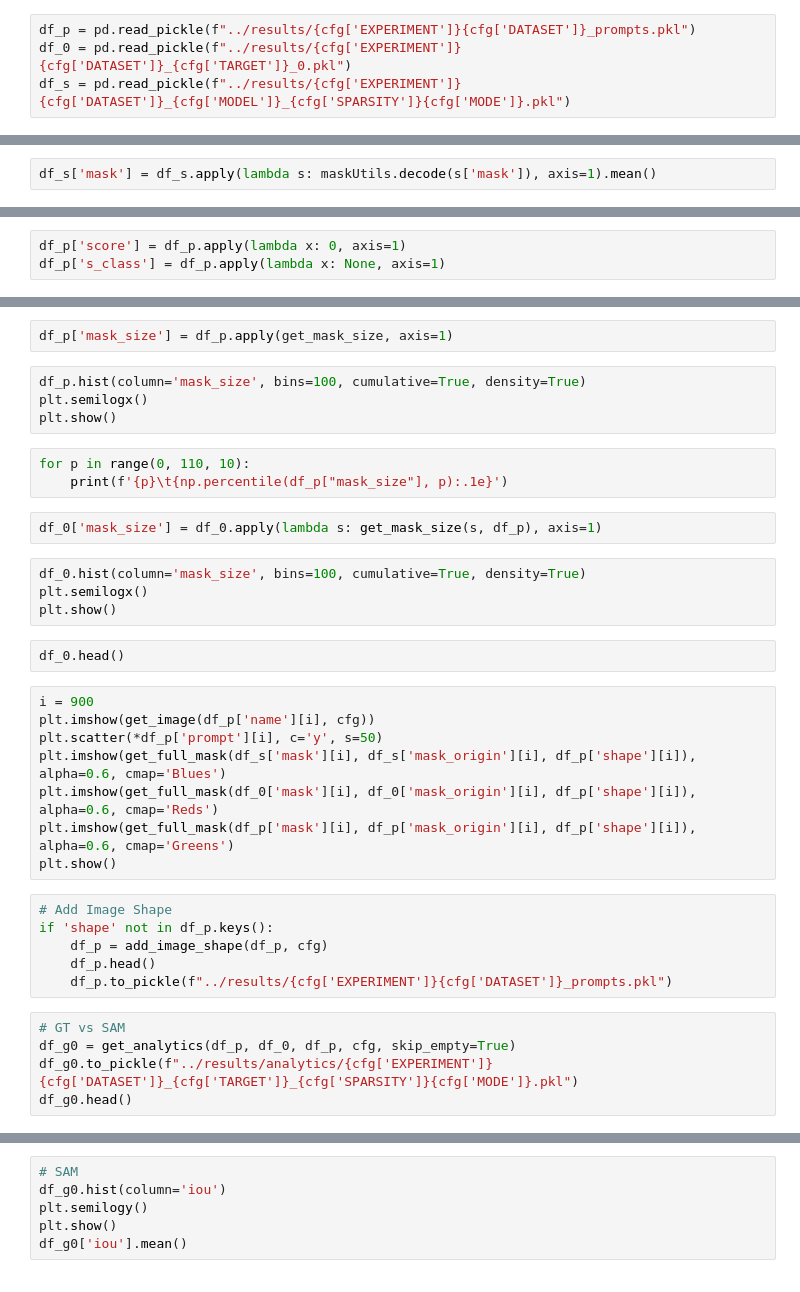
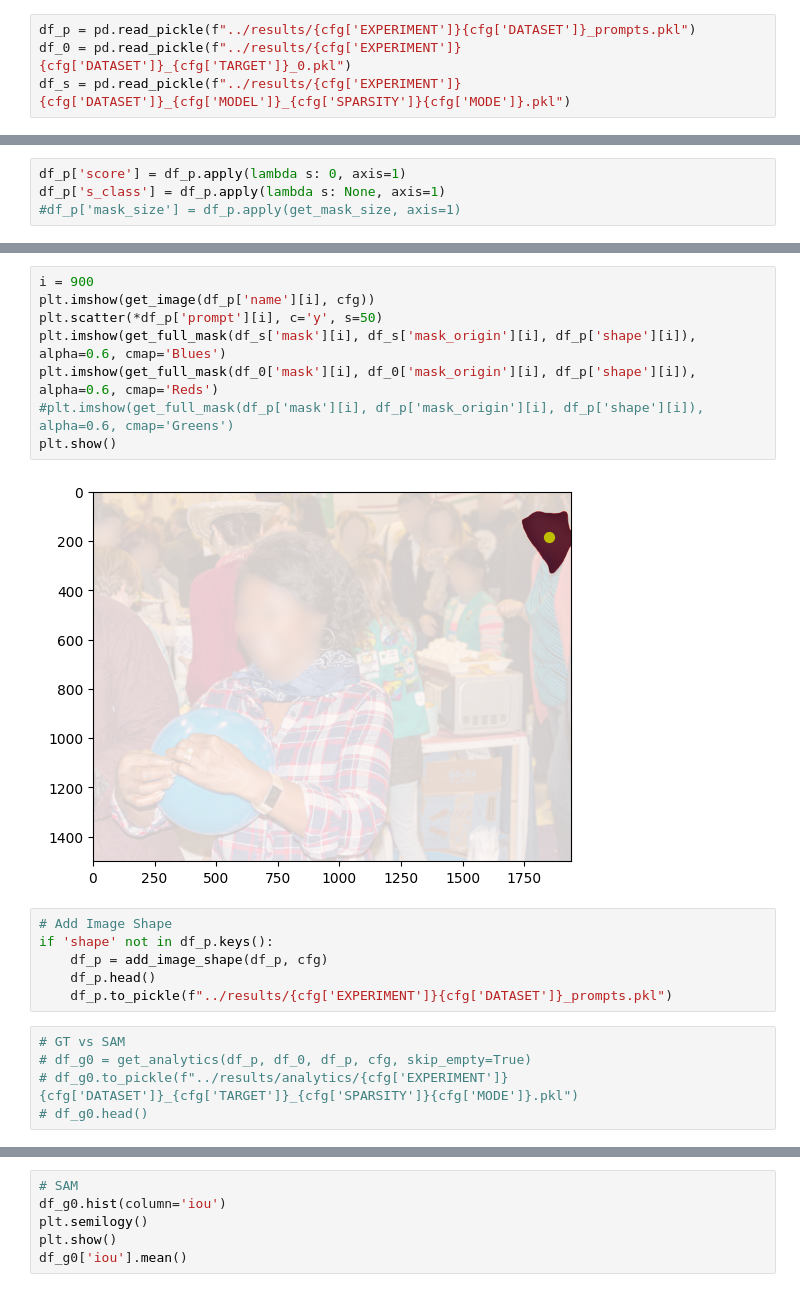
Before and after one commit to simoneangarano/BenchSAM, a Jupyter notebook: notebooks/Analysis.ipynb, the cells around one changed output, grey strips where cells are left out. Drawn from its saved outputs; the diff is of its cells as text.

Commit message:
fixed dataset labels and metrics

```diff
--- a/notebooks/Analysis.ipynb
+++ b/notebooks/Analysis.ipynb
@@ -40,2 +30,0 @@ df_s.head()
-# %%
-df_s['mask'] = df_s.apply(lambda s: maskUtils.decode(s['mask']), axis=1).mean()
@@ -103,3 +40,4 @@ df_p.head()
 # %%
-df_p['score'] = df_p.apply(lambda x: 0, axis=1)
-df_p['s_class'] = df_p.apply(lambda x: None, axis=1)
+df_p['score'] = df_p.apply(lambda s: 0, axis=1)
+df_p['s_class'] = df_p.apply(lambda s: None, axis=1)
+#df_p['mask_size'] = df_p.apply(get_mask_size, axis=1)
@@ -113,28 +44,13 @@ def get_mask_size(s, df=None):
-# %%
-df_p['mask_size'] = df_p.apply(get_mask_size, axis=1)
-# %%
-df_p.hist(column='mask_size', bins=100, cumulative=True, density=True)
-plt.semilogx()
-plt.show()
-# %%
-for p in range(0, 110, 10):
-    print(f'{p}\t{np.percentile(df_p["mask_size"], p):.1e}')
-# %%
-df_0['mask_size'] = df_0.apply(lambda s: get_mask_size(s, df_p), axis=1)
-# %%
-df_0.hist(column='mask_size', bins=100, cumulative=True, density=True)
-plt.semilogx()
-plt.show()
-# %%
-df_0.head()
 # %%
 i = 900
 plt.imshow(get_image(df_p['name'][i], cfg))
 plt.scatter(*df_p['prompt'][i], c='y', s=50)
 plt.imshow(get_full_mask(df_s['mask'][i], df_s['mask_origin'][i], df_p['shape'][i]), alpha=0.6, cmap='Blues')
 plt.imshow(get_full_mask(df_0['mask'][i], df_0['mask_origin'][i], df_p['shape'][i]), alpha=0.6, cmap='Reds')
-plt.imshow(get_full_mask(df_p['mask'][i], df_p['mask_origin'][i], df_p['shape'][i]), alpha=0.6, cmap='Greens')
+#plt.imshow(get_full_mask(df_p['mask'][i], df_p['mask_origin'][i], df_p['shape'][i]), alpha=0.6, cmap='Greens')
 plt.show()
+# %% [output]
+[figure, added]
 # %%
 # Add Image Shape
 if 'shape' not in df_p.keys():
@@ -143,8 +59,8 @@ if 'shape' not in df_p.keys():
     df_p.to_pickle(f"../results/{cfg['EXPERIMENT']}{cfg['DATASET']}_prompts.pkl")
 # %%
 # GT vs SAM
-df_g0 = get_analytics(df_p, df_0, df_p, cfg, skip_empty=True)
-df_g0.to_pickle(f"../results/analytics/{cfg['EXPERIMENT']}{cfg['DATASET']}_{cfg['TARGET']}_{cfg['SPARSITY']}{cfg['MODE']}.pkl")
-df_g0.head()
+# df_g0 = get_analytics(df_p, df_0, df_p, cfg, skip_empty=True)
+# df_g0.to_pickle(f"../results/analytics/{cfg['EXPERIMENT']}{cfg['DATASET']}_{cfg['TARGET']}_{cfg['SPARSITY']}{cfg['MODE']}.pkl")
+# df_g0.head()
 # %%
 #df_g0 = pd.read_pickle(f"../results/analytics/{cfg['EXPERIMENT']}{cfg['DATASET']}_{cfg['TARGET']}_{cfg['SPARSITY']}{cfg['MODE']}.pkl")
```
Also changed, not shown: parts of 26 cells of this notebook, 8 other files.
